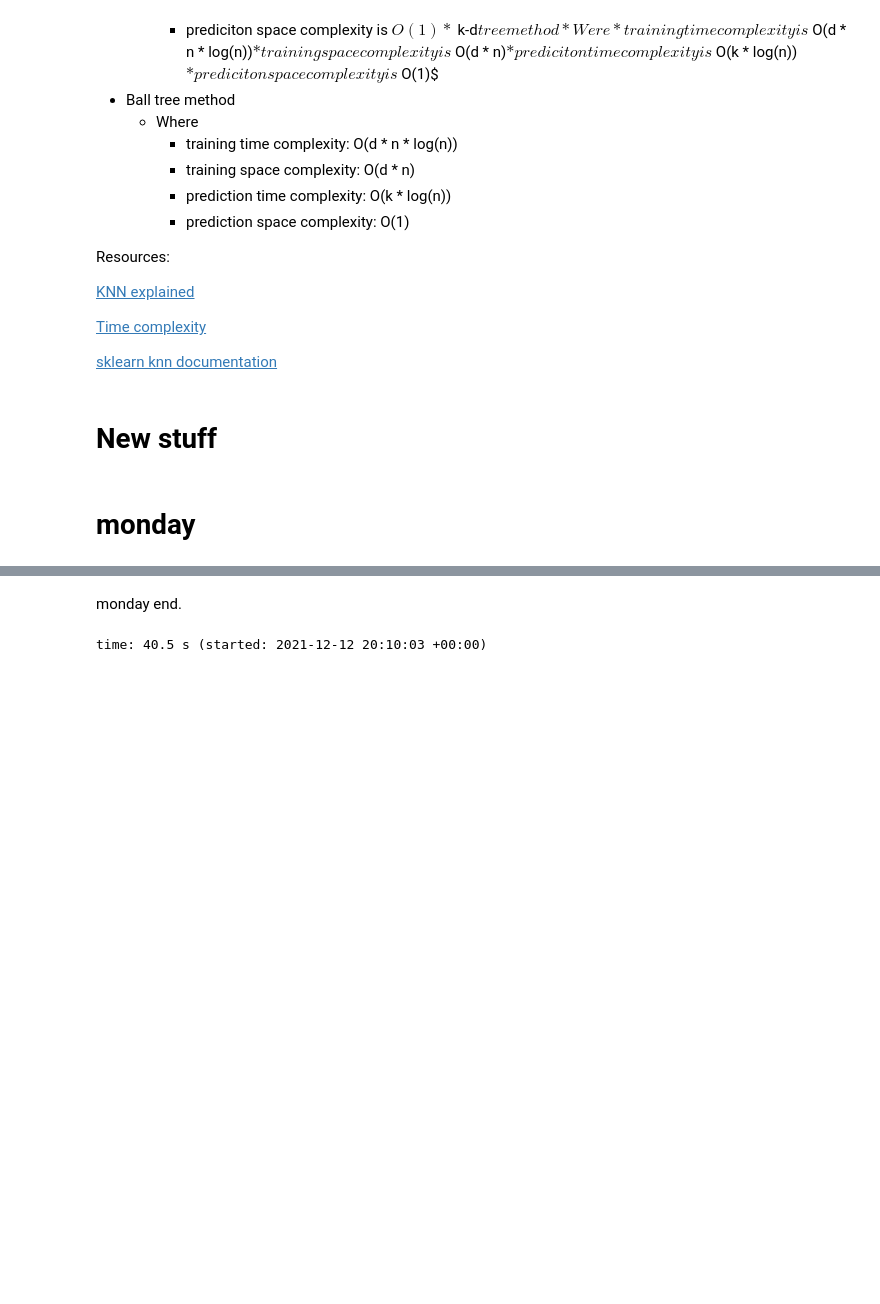
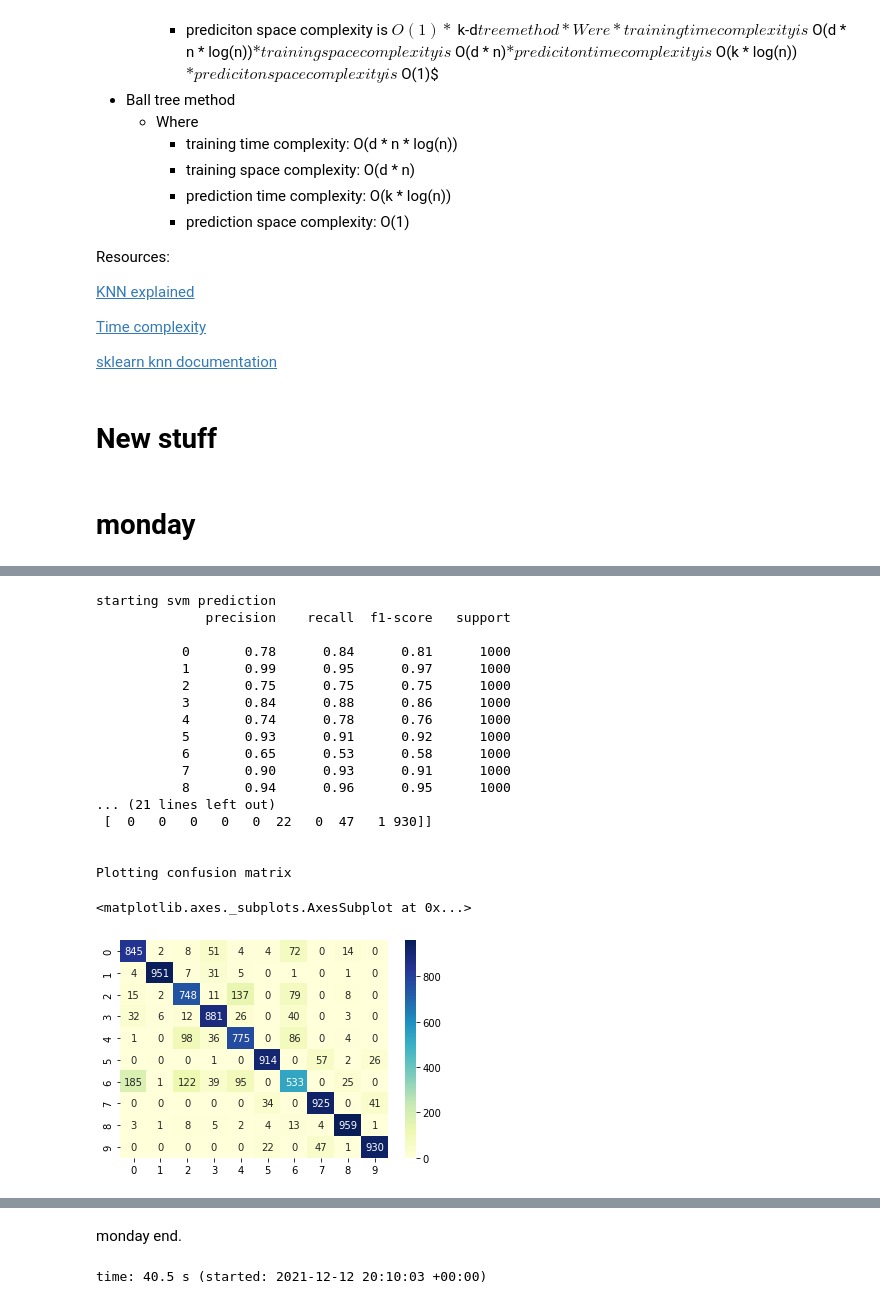
Before and after one commit to ilante/AML_91934_exam, a Jupyter notebook: Englander_AML_1_and_2.ipynb, the cells around one changed output, grey strips where cells are left out. Drawn from its saved outputs; the diff is of its cells as text; code cells hidden in the pictures; blank space fills up the shorter version.

Commit message:
svm accuracy of 84

```diff
--- a/Englander_AML_1_and_2.ipynb
+++ b/Englander_AML_1_and_2.ipynb
@@ -929,21 +929,38 @@ time: 1h 45min 37s (started: 2021-12-10 14:41:09 +00:00)
 # %%
-# print prediction results
+# SVM predictions and analysis
+print('starting svm prediction')
 svm_predictions = svm_cls.predict(test_images_f)
+svm_f1 = metrics.f1_score(test_labels, svm_predictions, average= "weighted")
+svm_accuracy = metrics.accuracy_score(test_labels, svm_predictions)
+svm_cm = metrics.confusion_matrix(test_labels, svm_predictions)
 
-
-# SVM predictions and analysis
-y_pred_svc = svc.predict(x_test)
-svc_f1 = metrics.f1_score(y_test, y_pred_svc, average= "weighted")
-svc_accuracy = metrics.accuracy_score(y_test, y_pred_svc)
-svc_cm = metrics.confusion_matrix(y_test, y_pred_svc)
-print("-----------------SVM Report---------------")
-print("F1 score: {}".format(svc_f1))
-print("Accuracy score: {}".format(svc_accuracy))
-print("Confusion matrix: \n", svc_cm)
+print(metrics.classification_report(test_labels, svm_predictions))
+print('\n')
+print('-----------------SVM Report---------------')
+print('F1 score: {}'.format(svm_f1))
+print('Accuracy score: {}'.format(svm_accuracy))
+print('Confusion matrix: \n', svm_cm)
+print('\n')
 print('Plotting confusion matrix')
 
-plt.figure()
-plot_confusion_matrix(svc_cm, labelNames)
-plt.show()
-
-print(metrics.classification_report(y_test, y_pred_svc))
+sns.heatmap(svm_cm, annot=True, fmt='d', cmap='YlGnBu')
+# %% [output]
+starting svm prediction
+              precision    recall  f1-score   support
+
+           0       0.78      0.84      0.81      1000
+           1       0.99      0.95      0.97      1000
+           2       0.75      0.75      0.75      1000
+           3       0.84      0.88      0.86      1000
+           4       0.74      0.78      0.76      1000
+           5       0.93      0.91      0.92      1000
+           6       0.65      0.53      0.58      1000
+           7       0.90      0.93      0.91      1000
+           8       0.94      0.96      0.95      1000
+... (21 lines left out)
+ [  0   0   0   0   0  22   0  47   1 930]]
+
+
+Plotting confusion matrix
+<matplotlib.axes._subplots.AxesSubplot at 0x...>
+[figure, added]
```
Also changed, not shown: parts of 4 cells of this notebook.
